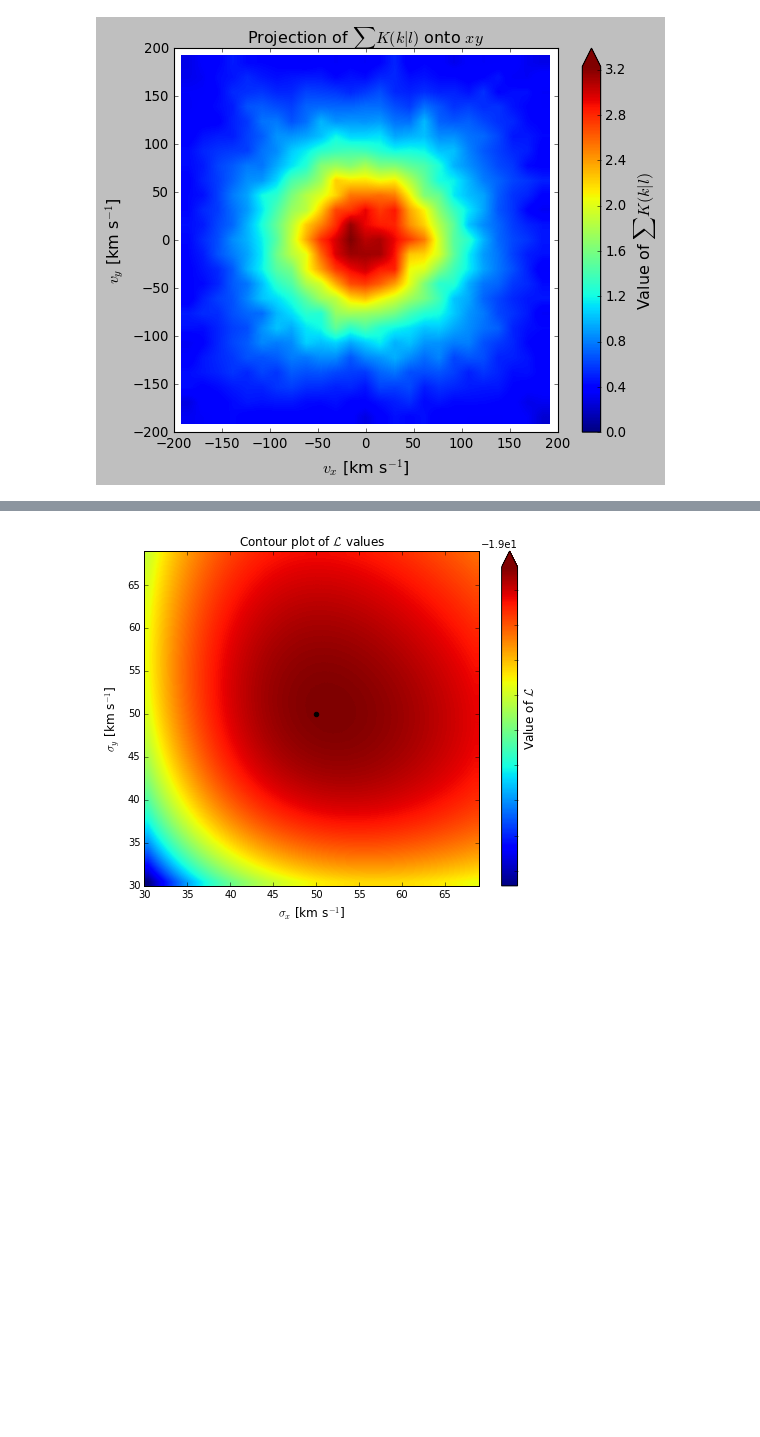
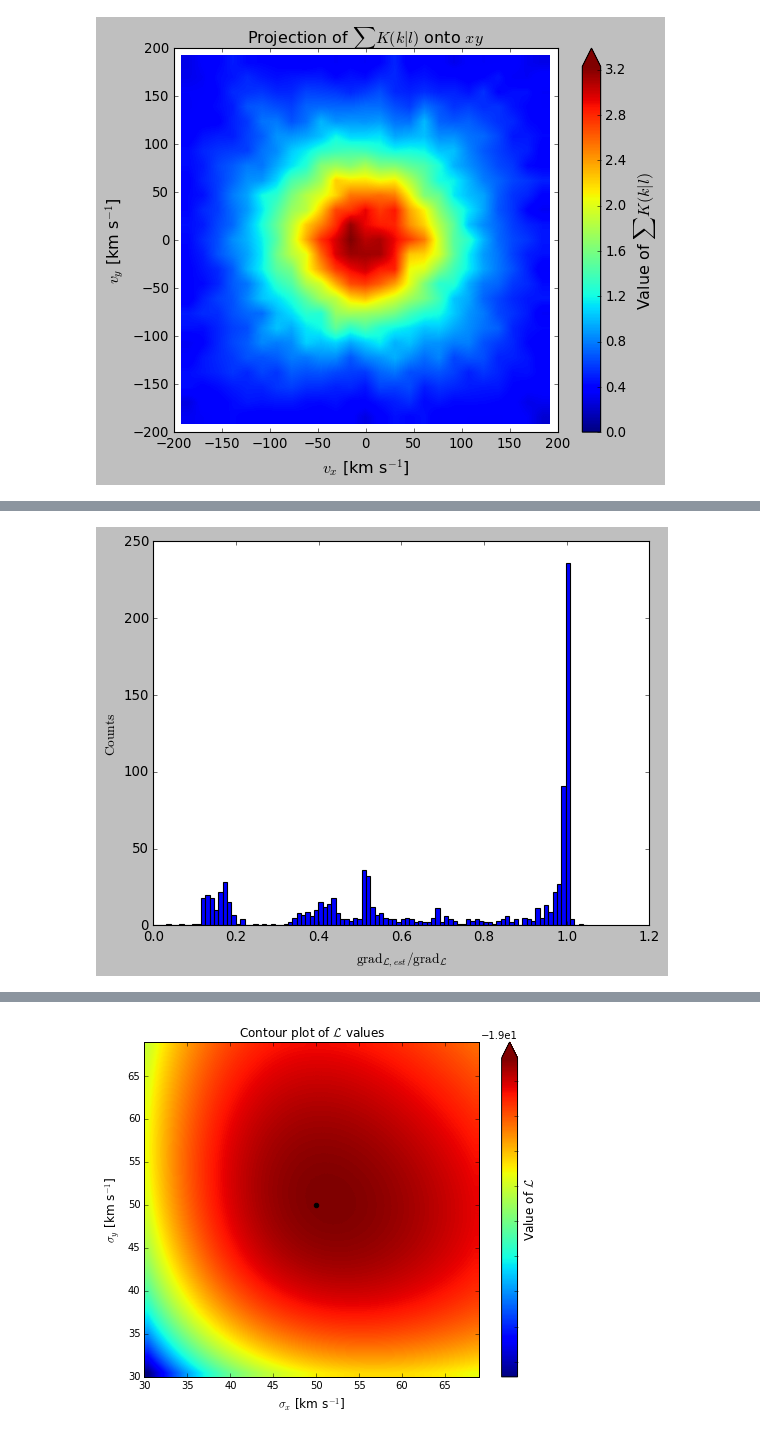
Before and after one commit to PaulMcMillan-Astro/DeprojectionProject, a Jupyter notebook: InitialDeprojectionNotebook.ipynb, the cells around one changed output, grey strips where cells are left out. Drawn from its saved outputs; the diff is of its cells as text; code cells hidden in the pictures; blank space fills up the shorter version.

Commit message:
Further progress on the notebook and the test runs.

```diff
--- a/InitialDeprojectionNotebook.ipynb
+++ b/InitialDeprojectionNotebook.ipynb
@@ -218,0 +201,10 @@ In order to perform the maximisation of the log-likelihood for the velocity dist
+# %%
+#Test of phi_guess
+
+sigma2, vmean0 = calc_sigma2(pvals,rhatvals,True)
+
+sigma = np.sqrt(sigma2)
+
+phi0 = phi_guess(vmean0,sigma,vmin,dv,n)
+
+sanity_check(pvals,rhatvals,phi0,vmin,dv,n)
@@ -218,0 +238,6 @@ In order to perform the maximisation of the log-likelihood for the velocity dist
+# %%
+from Deproject_test import grad_negL_test
+
+testvals, twon = grad_negL_test(phi0,pvals,rhatvals,4.4e-13,vmin,dv,n)
+# %% [output]
+[figure, added]
```
Also changed, not shown: parts of 12 cells of this notebook, 3 other files.
